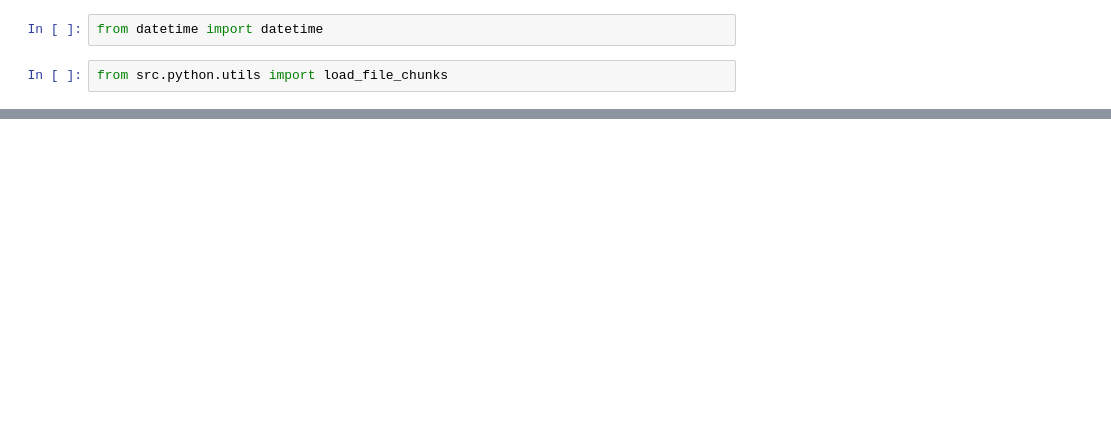
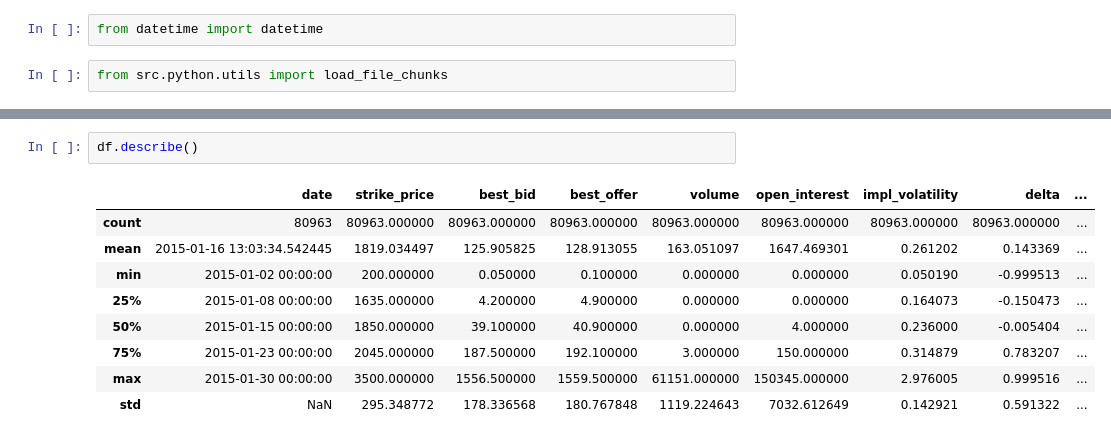
Before and after one commit to finsherwell/options-analyser, a Jupyter notebook: notebooks/data_exploration.ipynb, the cells around one changed output, grey strips where cells are left out. Cells and saved outputs as stored; diff of their text form; blank space fills up the shorter version.

```diff
--- a/notebooks/data_exploration.ipynb
+++ b/notebooks/data_exploration.ipynb
@@ -48,0 +43,12 @@ underlying_df.tail()
+# %%
+df.describe()
+# %% [output]
+|  | date | strike_price | best_bid | best_offer | volume | open_interest | impl_volatility | delta | ... |
+| count | 80963 | 80963.000000 | 80963.000000 | 80963.000000 | 80963.000000 | 80963.000000 | 80963.000000 | 80963.000000 | ... |
+| mean | 2015-01-16 13:03:34.542445 | 1819.034497 | 125.905825 | 128.913055 | 163.051097 | 1647.469301 | 0.261202 | 0.143369 | ... |
+| min | 2015-01-02 00:00:00 | 200.000000 | 0.050000 | 0.100000 | 0.000000 | 0.000000 | 0.050190 | -0.999513 | ... |
+| 25% | 2015-01-08 00:00:00 | 1635.000000 | 4.200000 | 4.900000 | 0.000000 | 0.000000 | 0.164073 | -0.150473 | ... |
+| 50% | 2015-01-15 00:00:00 | 1850.000000 | 39.100000 | 40.900000 | 0.000000 | 4.000000 | 0.236000 | -0.005404 | ... |
+| 75% | 2015-01-23 00:00:00 | 2045.000000 | 187.500000 | 192.100000 | 3.000000 | 150.000000 | 0.314879 | 0.783207 | ... |
+| max | 2015-01-30 00:00:00 | 3500.000000 | 1556.500000 | 1559.500000 | 61151.000000 | 150345.000000 | 2.976005 | 0.999516 | ... |
+| std | NaN | 295.348772 | 178.336568 | 180.767848 | 1119.224643 | 7032.612649 | 0.142921 | 0.591322 | ... |
```
Also changed, not shown: parts of 13 cells of this notebook, 3 other files.
